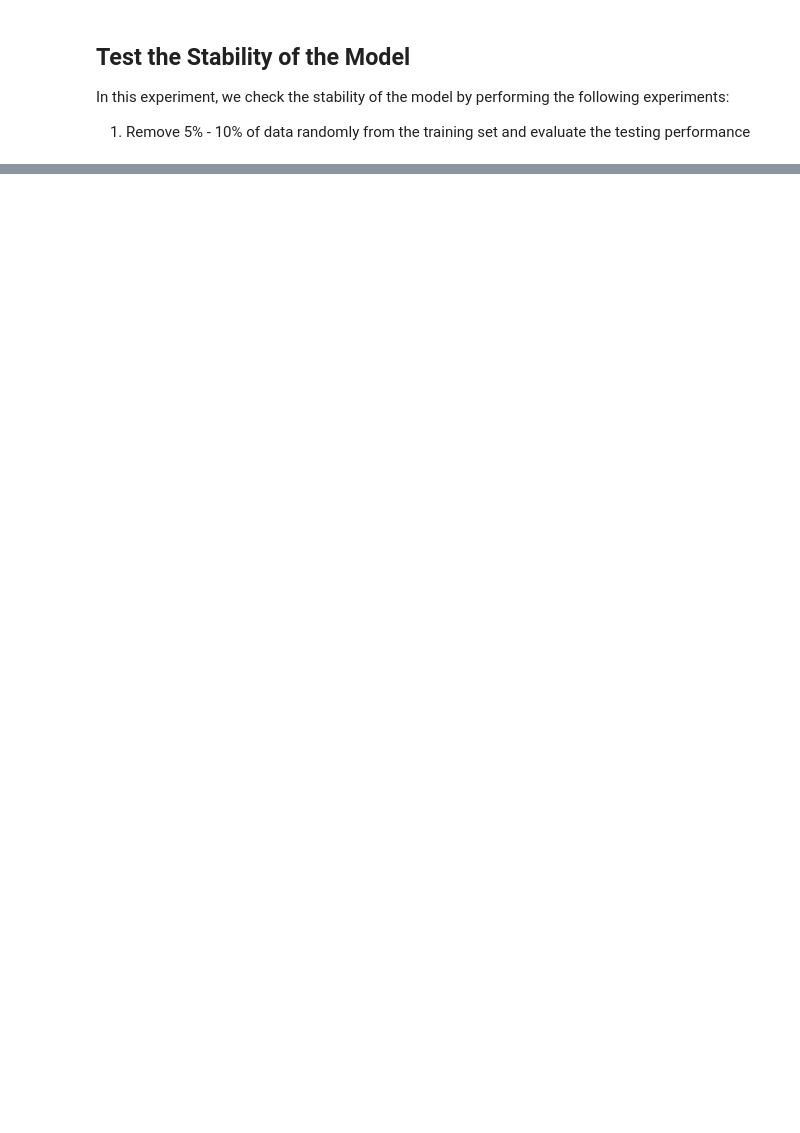
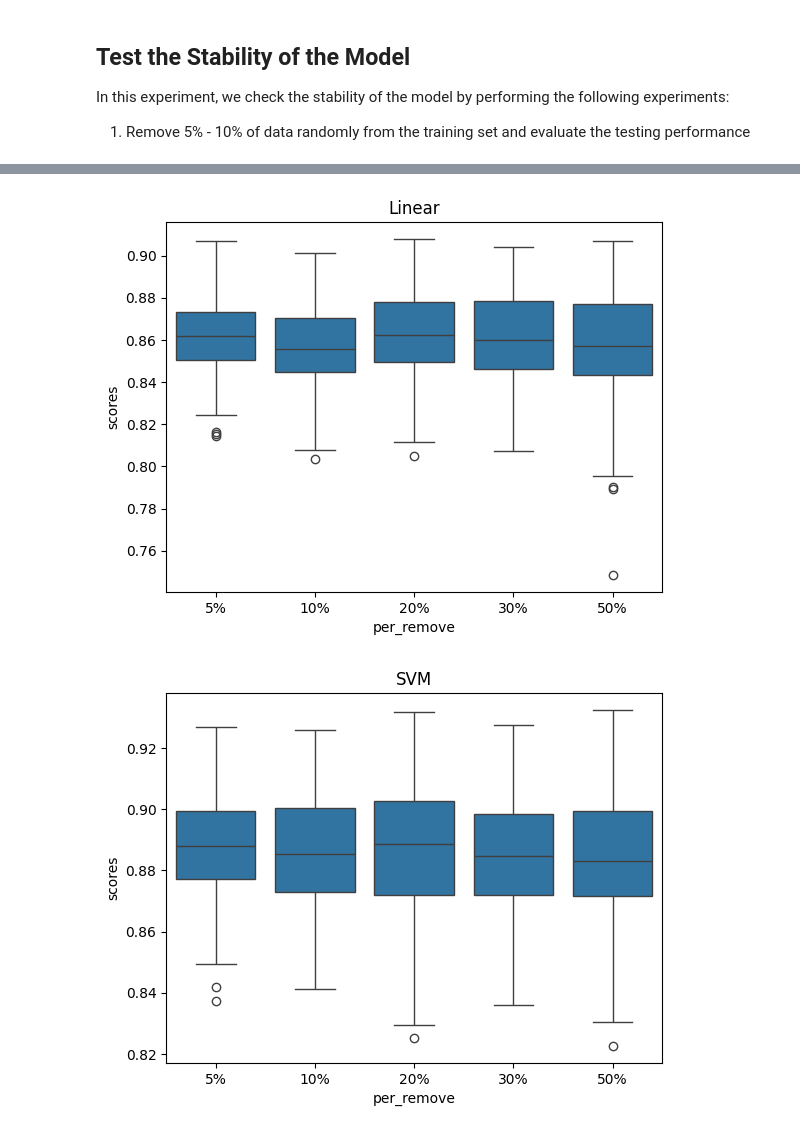
Before and after one commit to ramseylab/vgramreg, a Jupyter notebook: notebooks/Model_Stability_Check.ipynb, the cells around one changed output, grey strips where cells are left out. Cells and saved outputs as stored; diff of their text form; code cells hidden in the pictures; blank space fills up the shorter version.

Commit message:
Adds box plot in Model_Stability_Check.ipynb code to check the stability

```diff
--- a/notebooks/Model_Stability_Check.ipynb
+++ b/notebooks/Model_Stability_Check.ipynb
@@ -73,12 +73,25 @@ def training_reduction_plot(scores, model_names, r2=True):
 
         # plt.ylim(bottom=min_, top=max_)
         plt.plot(data, label=model_name)
-        plt.xticks(ticks=[0, 1, 2, 3], labels=[f'{i}%' for i in per_to_remove])
+        plt.xticks(ticks=range(len(per_to_remove)), labels=[f'{i}%' for i in per_to_remove])
         plt.legend()
 
     plt.show()
 
-def box_plot(scores):
+def box_plot(scores, model_names):
+    for model_name in model_names:
+        data = pd.DataFrame(columns=['scores', 'per_remove'])
+        if type(scores[5][model_name][0])==tuple:
+            for data_per_remove in per_to_remove:
+                scores[data_per_remove][model_name] = np.array(scores[data_per_remove][model_name])[:,0]
+
+        for data_per_remove in per_to_remove:
+            temp = pd.DataFrame({'scores':scores[data_per_remove][model_name].tolist(), 'per_remove':[f'{data_per_remove}%']*len(scores[data_per_remove][model_name])})
+            data = pd.concat([data, temp], axis=0)
+
+        sns.boxplot(x='per_remove', y='scores', data=data)
+        plt.title(f'{model_name}')
+        plt.show()
 # %%
 # List of models
 models        = ['Linear', 'KNN', 'SVM', 'RF', 'GP', 'Ridge', 'Lasso', 'univariate, std(S)', 'univariate, max(dS/dV)', 'univariate, area(dS/dV)', 'univariate, area(S)', 'univariate, max(S)']
@@ -142,0 +173,5 @@ training_reduction_plot(r2_score_test.copy(), ['Linear', 'SVM', 'RF', 'KNN', 'GP
+# %%
+box_plot(r2_score_val.copy(), ['Linear', 'SVM', 'RF', 'KNN', 'GP'])
+# %% [output]
+[figure, added]
+[figure, added]
```
Also changed, not shown: parts of 4 cells of this notebook.
